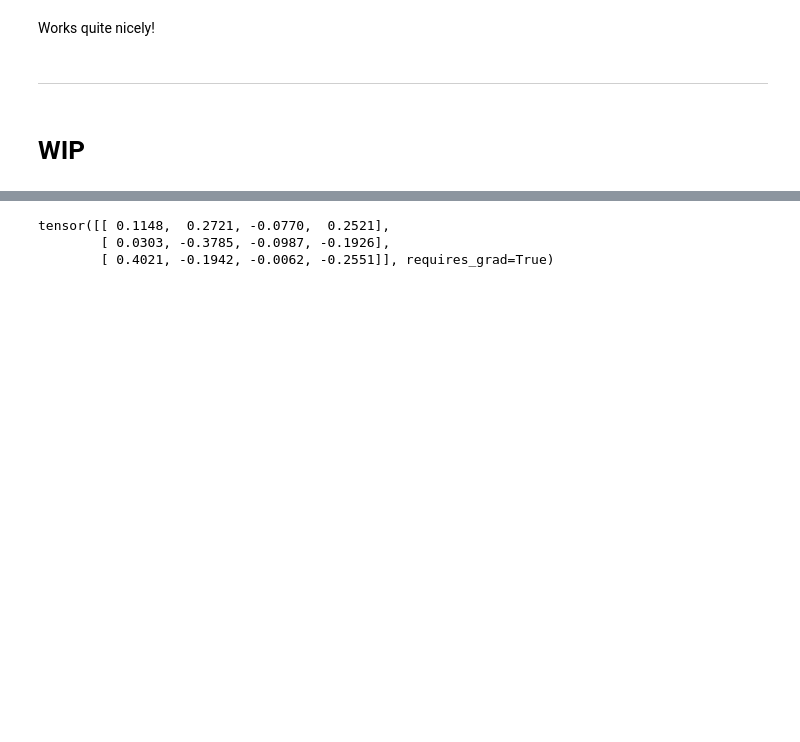
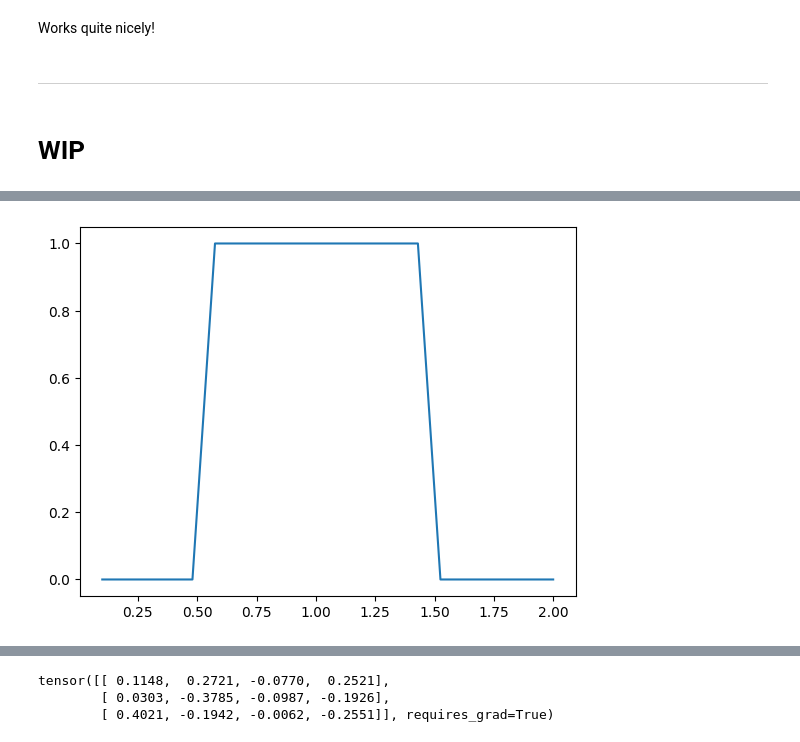
Before and after one commit to a-dag-a/sandbox__ML, a Jupyter notebook: autodiff/WIP.ipynb, the cells around one changed output, grey strips where cells are left out. Drawn from its saved outputs; the diff is of its cells as text; code cells hidden in the pictures; blank space fills up the shorter version.

```diff
--- a/autodiff/WIP.ipynb
+++ b/autodiff/WIP.ipynb
@@ -47,39 +64,40 @@ ___
 # %%
-w = torch.linspace(0.1,2,21,requires_grad=True) # for plotting
-polynomial_target = torch.zeros(len(w),requires_grad=True)
-# polynomial_target[int(0.25*len(w)):int(0.75*len(w))] = 1
+w = torch.linspace(0.1,2,21) # for plotting
+polynomial_target = torch.zeros(len(w))
+_w1 = int(0.25*len(w))
+_w2 = int(0.75*len(w))
+polynomial_target[0:_w1] = 0.5*np.exp(1j*0.5*np.pi)*torch.ones(len(w[0:_w1]))
+polynomial_target[_w1:_w2] = torch.ones(len(w[_w1:_w2])) # zero phase, flat passband target
+polynomial_target[_w2:] = 0.75*np.exp(-1j*0.5*np.pi)*torch.ones(len(w[_w2:]))
+plt.plot(w,abs(polynomial_target))
 
 def computeCurve(parameters):
-    # L1,C1 = parameters.detach().numpy()
-    L1,C1 = parameters#.detach().numpy()
-    # M = [
-    #     [torch.tensor(1-(w**2)*L1*C1), torch.tensor(w*L1)],
-    #     [torch.tensor(w*C1), torch.ones(len(w))]
-    # ]
-    # M = [
-    #     [torch.tensor(1-(w**2)*L1*C1), torch.tensor(1j*w*L1)],
-    #     [torch.tensor(1j*w*C1), torch.ones(len(w))]
-    # ]
+    # # L1,C1 = parameters.detach().numpy()
+    L1,C1 = parameters.clone().detach().numpy()
+    # # M = [
+    # #     [torch.tensor(1-(w**2)*L1*C1), torch.tensor(w*L1)],
+    # #     [torch.tensor(w*C1), torch.ones(len(w))]
+    # # ]
+    M = [
+        [torch.tensor(1-(w**2)*L1*C1), torch.tensor(1j*w*L1)],
+        [torch.tensor(1j*w*C1), torch.ones(len(w))]
+    ]
 
-    # This is basically the magnitude of (A/C)
-    polynomial_w = torch.tensor(1-(w**2)*L1*C1)/torch.tensor(w*C1)
+    # # # This is basically the magnitude of (A/C)
+    # # polynomial_w = torch.tensor(1-(w**2)*L1*C1)/torch.tensor(w*C1)
 
-    # polynomial_w = M[0][0]/M[1][0] # for tensors, indexing like M[0,0] wont work
-
+    polynomial_w = M[0][0]/M[1][0] # for tensors, indexing like M[0,0] wont work
+    polynomial_w = sum(c * np.exp(1j*i*w) for i, c in enumerate(parameters))
     return polynomial_w
 
 def computeError(parameters):
     polynomial_w = computeCurve(parameters)
-    # loss = torch.sum(torch.abs(polynomial_w)**2)
-
-    # loss = torch.abs(polynomial_w)**2# polynomial_target)
-
-    loss = nn.MSELoss()(polynomial_w, polynomial_target)
-    # loss = nn.MSELoss()(torch.abs(polynomial_w),torch.abs(polynomial_target))
-    # print('loss')
-    # print(loss)
-    # loss = torch.abs(parameters)**2
+    loss_real = nn.MSELoss()(torch.real(polynomial_w), torch.real(polynomial_target))
+    loss_imag = nn.MSELoss()(torch.imag(polynomial_w), torch.real(polynomial_target))
+    loss = loss_real+loss_imag
     return loss
+# %% [output]
+[figure, added]
 # %%
 
 # =======================================================
```
Also changed, not shown: parts of 4 cells of this notebook.
